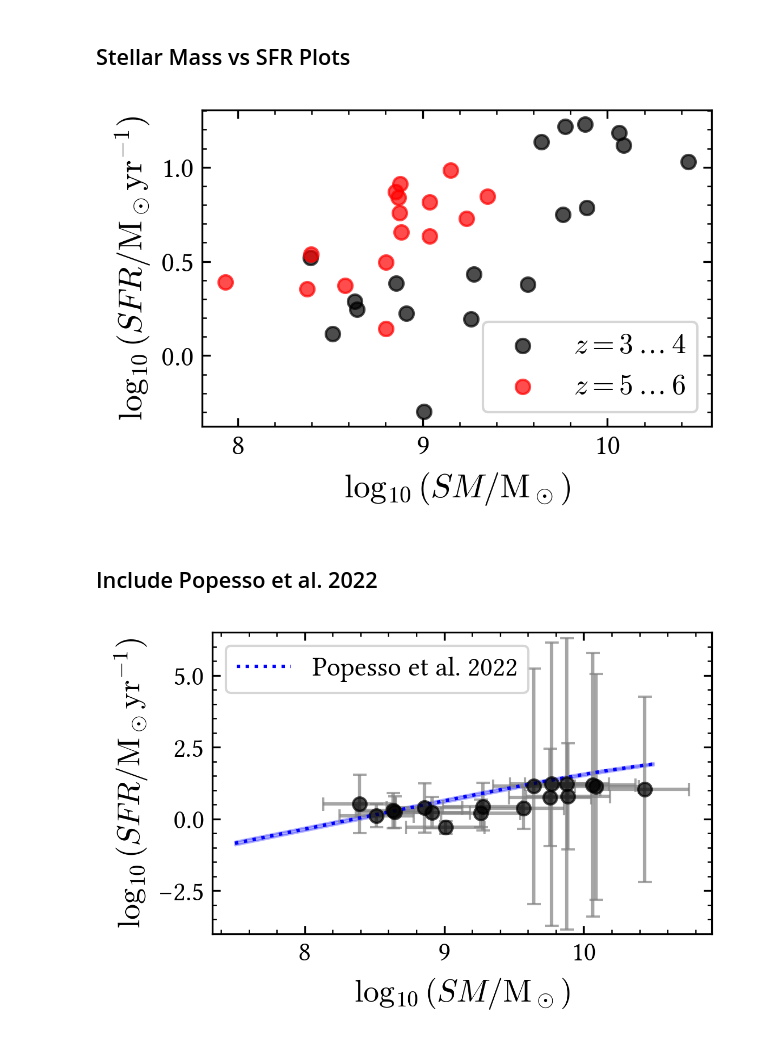
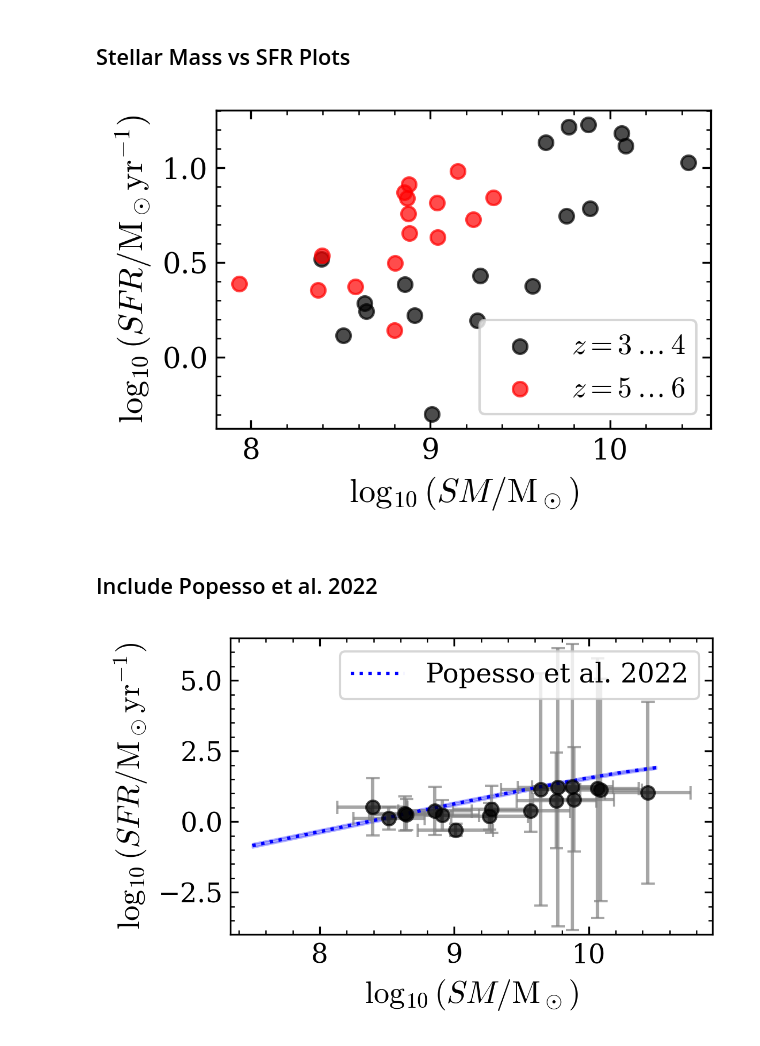
Before and after one commit to Fubinii/FEG_NA_1, a Jupyter notebook: FEG_NA1_FelixSchulz.ipynb, the cells around one changed output. Cells and saved outputs as stored; diff of their text form; code cells hidden in the pictures.

```diff
--- a/FEG_NA1_FelixSchulz.ipynb
+++ b/FEG_NA1_FelixSchulz.ipynb
@@ -6,3 +19,4 @@ from astropy.io import fits
 
 show_title = False # Set this to true to print the title of the plots.
 # For the report, it should not display a title AND the figure caption
+save_pdf = False
@@ -12,7 +28,7 @@ plt.rcParams.update({
     "axes.prop_cycle": plt.cycler(color=["black"]
                             + plt.rcParams['axes.prop_cycle'].by_key()['color']),
     "font.family": "serif",             # Serif fonts (e.g., Times-like)
-    "font.serif": ["Linux Libertine"],  # Same font as in LaTeX
+    # "font.serif": ["Linux Libertine"],  # Same font as in LaTeX
     "font.size": 14,                    # Base font size
     "mathtext.fontset": "cm",           # Math Font to match a bit better
     "legend.fontsize": 12,
@@ -516,10 +550,10 @@ if show_title: plt.title("Stellar Mass vs Star Formation Rate")
 plt.legend(fontsize=12)
 
 plt.tight_layout()
-plt.savefig(fname="mass_v_sfr.pdf", format='pdf')
+if save_pdf: plt.savefig(fname="mass_v_sfr.pdf", format='pdf')
 show()
 # %% [output]
-[figure, old version]
+[figure, new version]
 # %% [markdown]
 ## Include Popesso et al. 2022
 # %%
@@ -583,35 +617,35 @@ SFR_56 = np.array([SFR_dict[ID] for ID in IDs_56 if ID in masses and  ID != 8303
 # plt.scatter(np.log10(masses_34), np.log10(SFR_34), alpha=.7) #plot for z:3-4
 
 plt.errorbar(
     np.log10(masses_34),
     np.log10(SFR_34),
     xerr=x_err,
     yerr=y_err,
     fmt='o',
     alpha=0.7,
     ecolor='gray',
     capsize=3,
     #label='Data z:3-4'
 )
 
 plt.plot(np.log10(mass), logSFR_34, c='blue',linestyle=':',label='Popesso et al. 2022')
 
 plt.fill_between(np.log10(mass), logSFR_34-dlogSFR_34, logSFR_34+dlogSFR_34, color='blue', alpha=0.3)
 
 
 #plt.xscale('log')
 #plt.yscale('log')
 plt.ylabel(r"$\log_{10}(SFR/\text{M}_\odot \text{yr}^{-1})$")
 plt.xlabel(r"$\log_{10}(SM/\text{M}_\odot)$")
 if show_title: plt.title(r"Stellar Mass vs Star Formation Rate for $z=3\dots 4$")
 plt.legend()
 plt.ylim(-4,6.5)
 
 plt.tight_layout()
-plt.savefig(fname="mass_v_sfr_34.pdf", format='pdf')
+if save_pdf: plt.savefig(fname="mass_v_sfr_34.pdf", format='pdf')
 show()
 # %% [output]
-[figure, old version]
+[figure, new version]
 # %%
 plt.figure(figsize=small_fsize)
 
```
Also changed, not shown: parts of 9 cells of this notebook.
